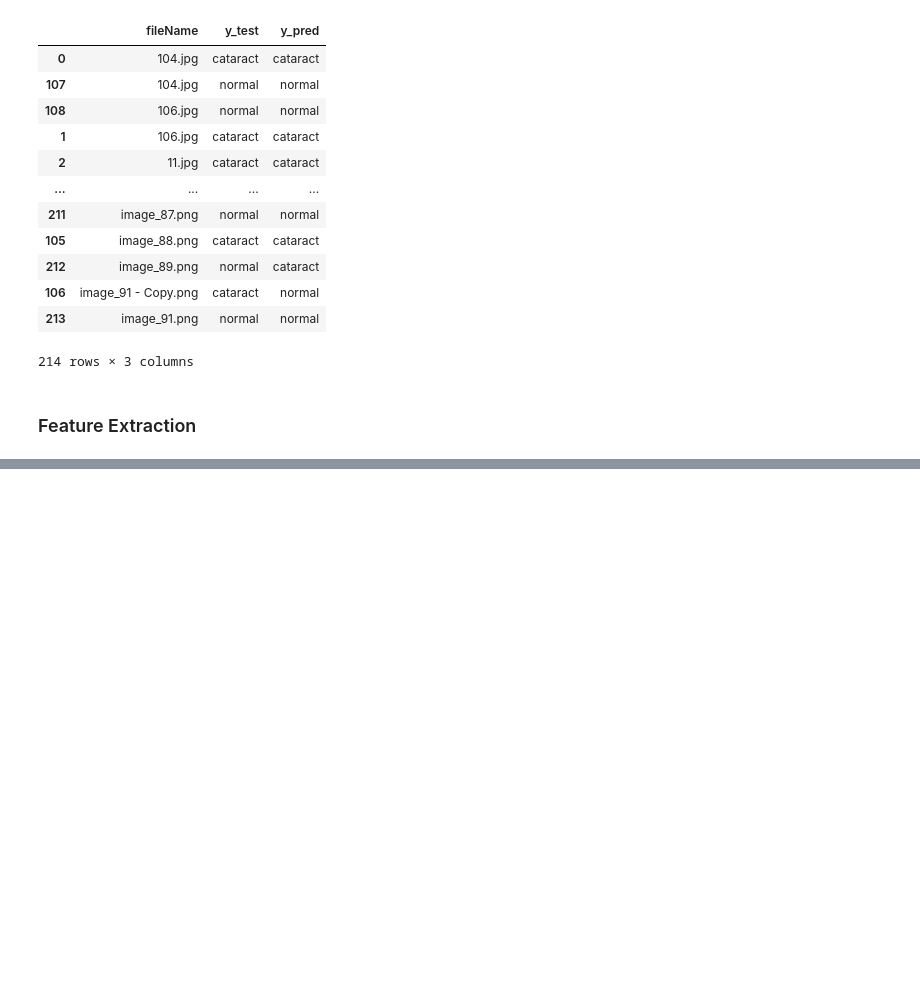
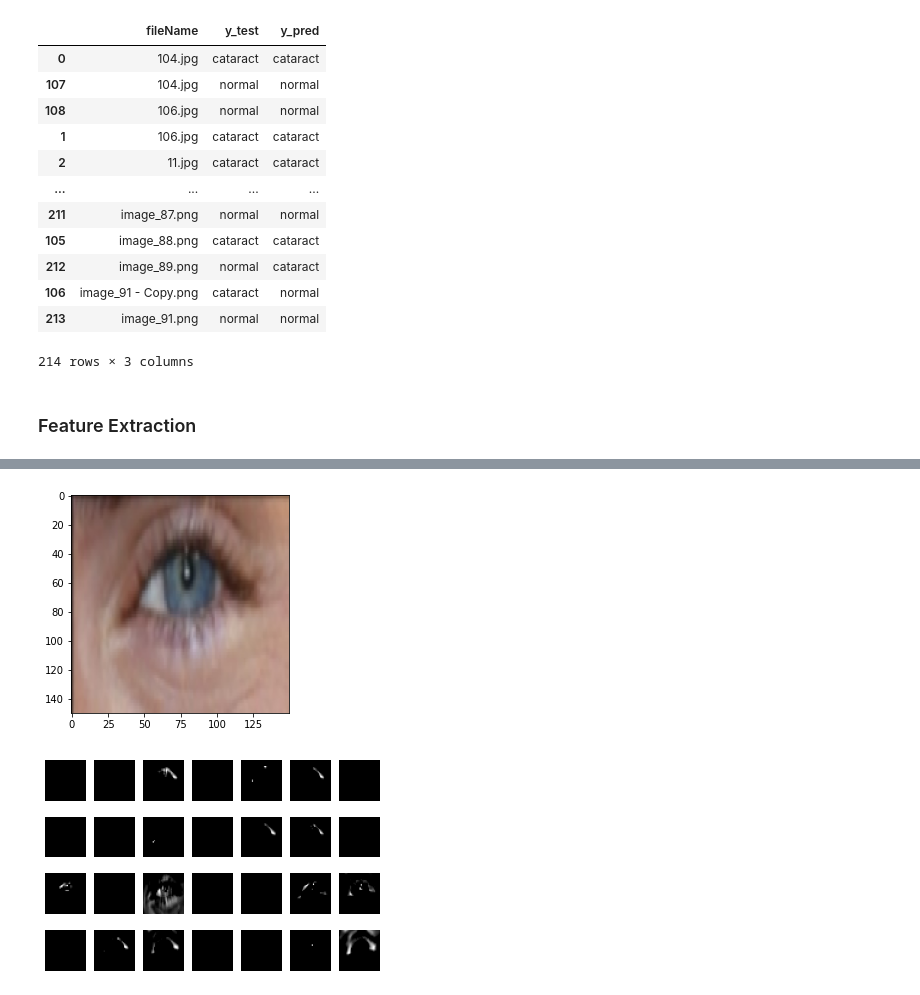
Before and after one commit to Gial88/skripsi-gial, a Jupyter notebook: TestUnit.ipynb, the cells around one changed output, grey strips where cells are left out. Saved outputs shown, nothing was run; the diff lists cells and outputs as text; code cells hidden in the pictures; blank space fills up the shorter version.

```diff
--- a/TestUnit.ipynb
+++ b/TestUnit.ipynb
@@ -169,0 +168,3 @@ WARNING:tensorflow:6 out of the last 14 calls to <function Model.make_predict_fu
+# %%
+normal_sample = show_random_image('normal')
+# %% [output]
@@ -169,0 +173,2 @@ WARNING:tensorflow:6 out of the last 14 calls to <function Model.make_predict_fu
+[figure, added]
+[figure, added]
```
Also changed, not shown: parts of 3 cells of this notebook.
